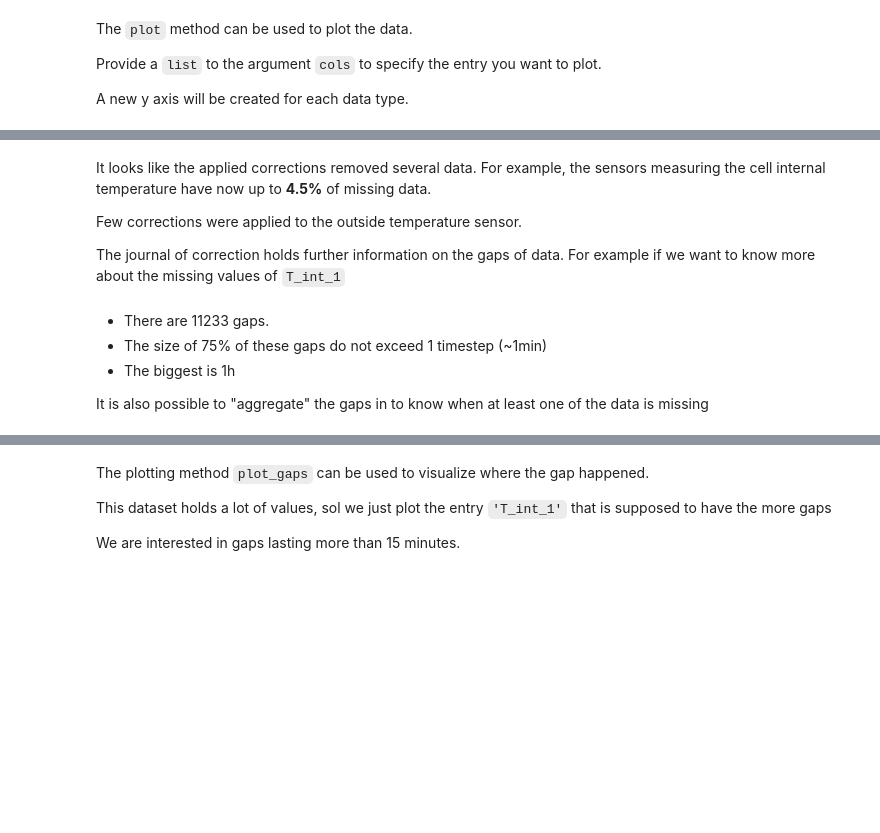
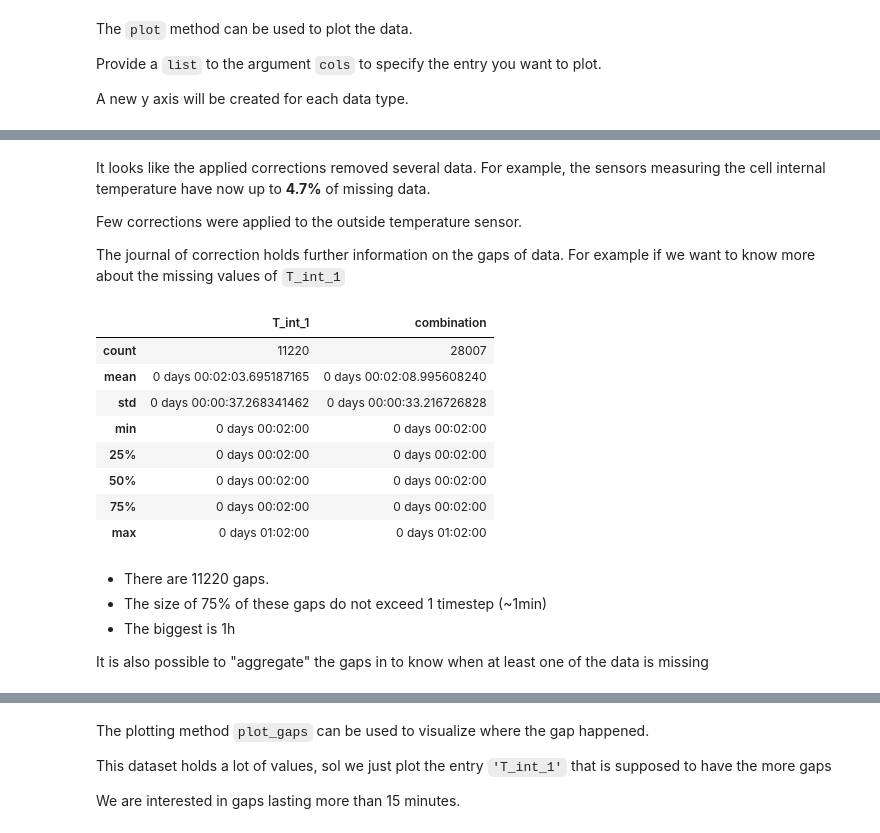
Before and after one commit to BuildingEnergySimulationTools/corrai, a Jupyter notebook: tutorials/MeasuredDats_example.ipynb, the cells around one changed output, grey strips where cells are left out. Saved outputs shown, nothing was run; the diff lists cells and outputs as text; code cells hidden in the pictures; blank space fills up the shorter version.

```diff
--- a/tutorials/MeasuredDats_example.ipynb
+++ b/tutorials/MeasuredDats_example.ipynb
@@ -235,6 +285,6 @@ my_data.correction_journal["remove_anomalies"]["missing_values"]["Percent_of_mis
 # %% [markdown]
 It looks like the applied corrections removed several data.
-For example, the sensors measuring the cell internal temperature have now up to __4.5%__ of missing data.
+For example, the sensors measuring the cell internal temperature have now up to __4.7%__ of missing data.
 
 Few corrections were applied to the outside temperature sensor.
 
@@ -245,5 +293,17 @@ my_data.correction_journal["remove_anomalies"]["gaps_stats"]["T_int_1"]
+# %%
+my_data.get_gaps_description(cols=["T_int_1"], transformers_list=["ANOMALIES"])
+# %% [output]
+|  | T_int_1 | combination |
+| count | 11220 | 28007 |
+| mean | 0 days 00:02:03.695187165 | 0 days 00:02:08.995608240 |
+| std | 0 days 00:00:37.268341462 | 0 days 00:00:33.216726828 |
+| min | 0 days 00:02:00 | 0 days 00:02:00 |
+| 25% | 0 days 00:02:00 | 0 days 00:02:00 |
+| 50% | 0 days 00:02:00 | 0 days 00:02:00 |
+| 75% | 0 days 00:02:00 | 0 days 00:02:00 |
+| max | 0 days 01:02:00 | 0 days 01:02:00 |
 # %% [markdown]
-- There are 11233 gaps.
+- There are 11220 gaps.
 - The size of 75% of these gaps do not exceed 1 timestep (~1min)
 - The biggest is 1h
 
```
Also changed, not shown: parts of 36 cells of this notebook, 1 other file.
